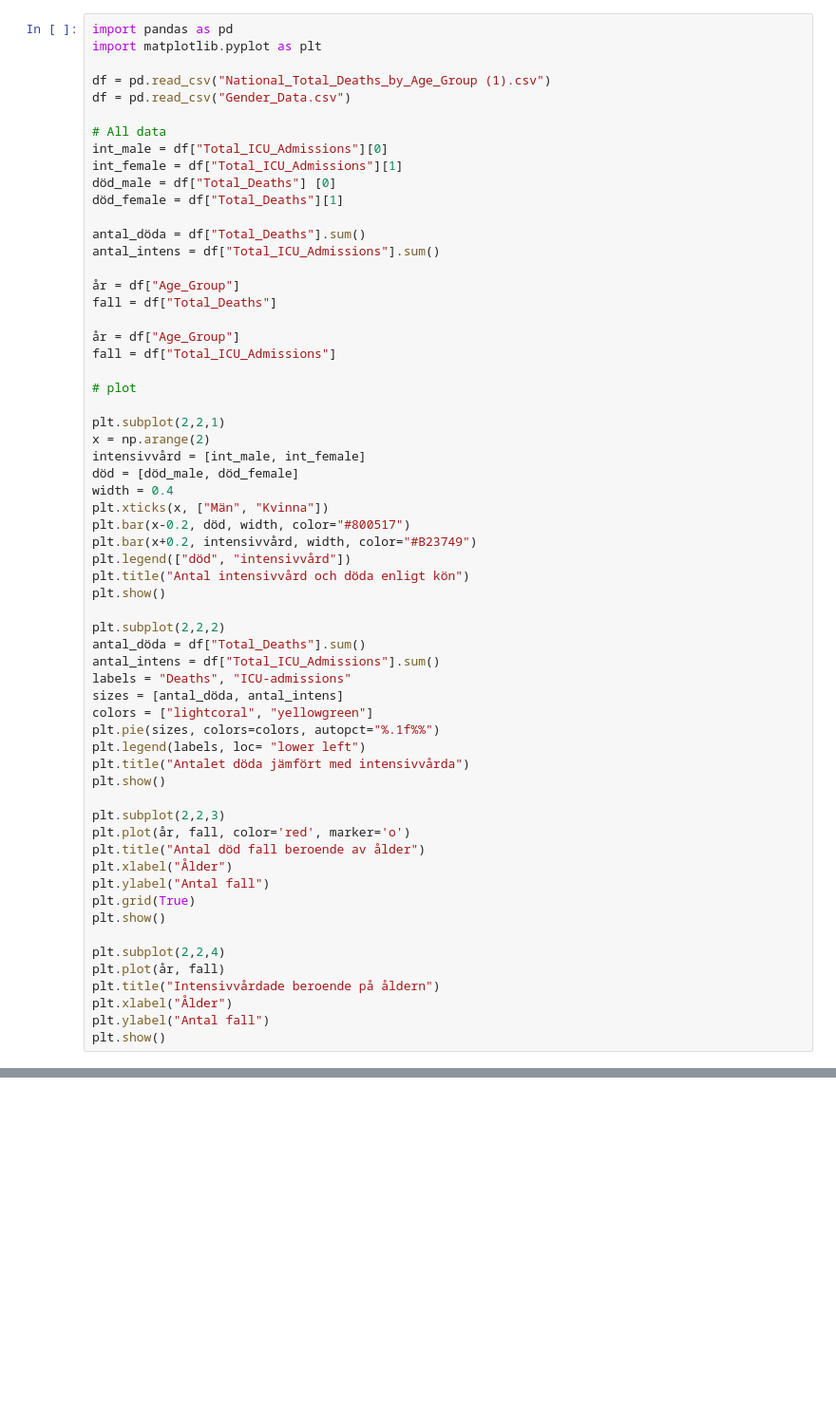
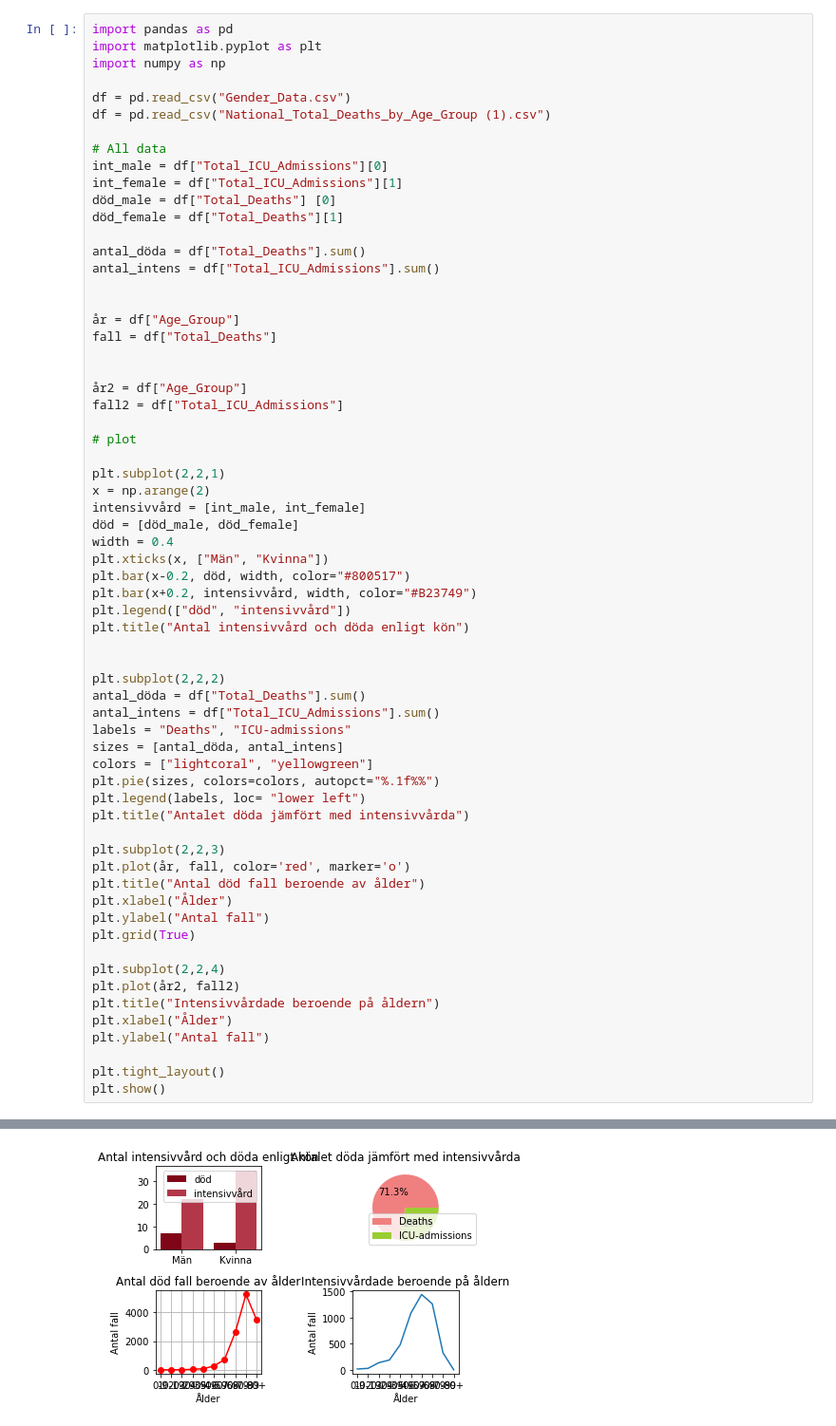
Before and after one commit to Mariam656/Mariam-Zeitouni-TE19C, a Jupyter notebook: Programering 1/project/slut-project.ipynb, the cells around one changed output, grey strips where cells are left out. Shown: that part at 95% size. Cells and saved outputs as stored; diff of their text form; blank space fills up the shorter version.

```diff
--- a/Programering 1/project/slut-project.ipynb
+++ b/Programering 1/project/slut-project.ipynb
@@ -57,9 +83,10 @@ plt.show()
 # %%
 import pandas as pd
 import matplotlib.pyplot as plt
+import numpy as np
 
+df = pd.read_csv("Gender_Data.csv")
 df = pd.read_csv("National_Total_Deaths_by_Age_Group (1).csv")
-df = pd.read_csv("Gender_Data.csv")
 
 # All data
 int_male = df["Total_ICU_Admissions"][0]
@@ -70,11 +97,13 @@ död_female = df["Total_Deaths"][1]
 antal_döda = df["Total_Deaths"].sum()
 antal_intens = df["Total_ICU_Admissions"].sum()
 
+
 år = df["Age_Group"]
 fall = df["Total_Deaths"]
 
-år = df["Age_Group"]
-fall = df["Total_ICU_Admissions"]
+
+år2 = df["Age_Group"]
+fall2 = df["Total_ICU_Admissions"]
 
 # plot
 
@@ -88,7 +117,7 @@ plt.bar(x-0.2, död, width, color="#800517")
 plt.bar(x+0.2, intensivvård, width, color="#B23749")
 plt.legend(["död", "intensivvård"])
 plt.title("Antal intensivvård och döda enligt kön")
-plt.show()
+
 
 plt.subplot(2,2,2)
 antal_döda = df["Total_Deaths"].sum()
@@ -99,7 +128,6 @@ colors = ["lightcoral", "yellowgreen"]
 plt.pie(sizes, colors=colors, autopct="%.1f%%")
 plt.legend(labels, loc= "lower left")
 plt.title("Antalet döda jämfört med intensivvårda")
-plt.show()
 
 plt.subplot(2,2,3)
 plt.plot(år, fall, color='red', marker='o')
@@ -107,12 +135,13 @@ plt.title("Antal död fall beroende av ålder")
 plt.xlabel("Ålder")
 plt.ylabel("Antal fall")
 plt.grid(True)
-plt.show()
 
 plt.subplot(2,2,4)
-plt.plot(år, fall)
+plt.plot(år2, fall2)
 plt.title("Intensivvårdade beroende på åldern")
 plt.xlabel("Ålder")
 plt.ylabel("Antal fall")
+
+plt.tight_layout()
 plt.show()
 # %% [output]
@@ -119,0 +148 @@ KeyError: 'Age_Group'
+[figure, added]
```
Also changed, not shown: parts of 6 cells of this notebook, 2 other files.
